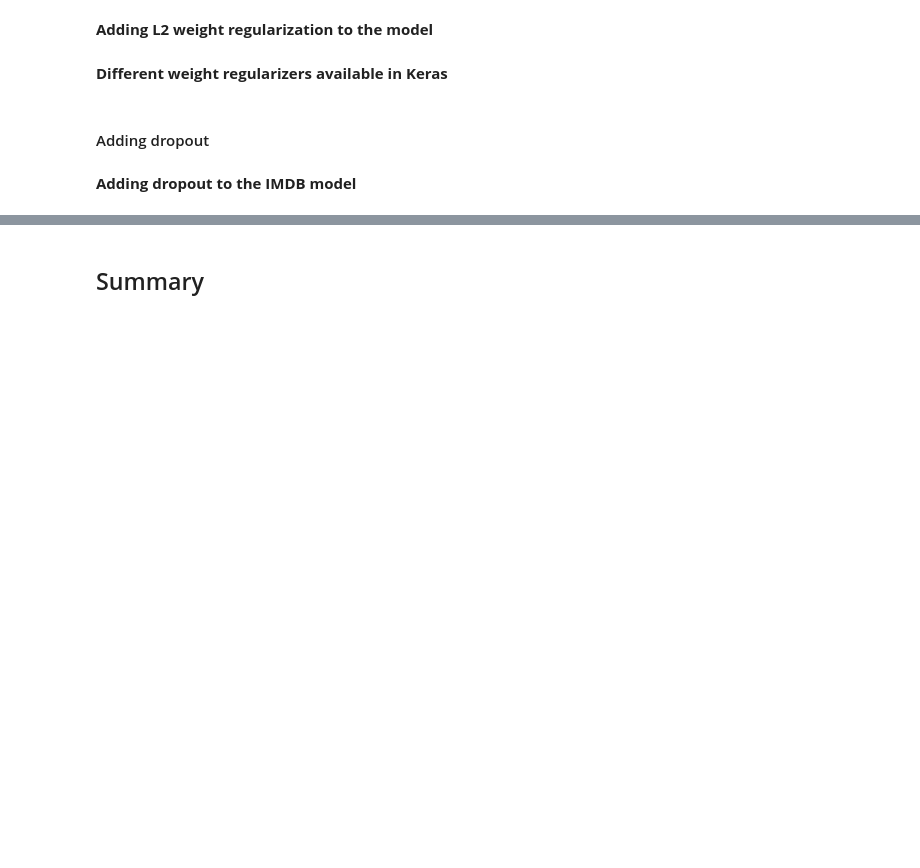
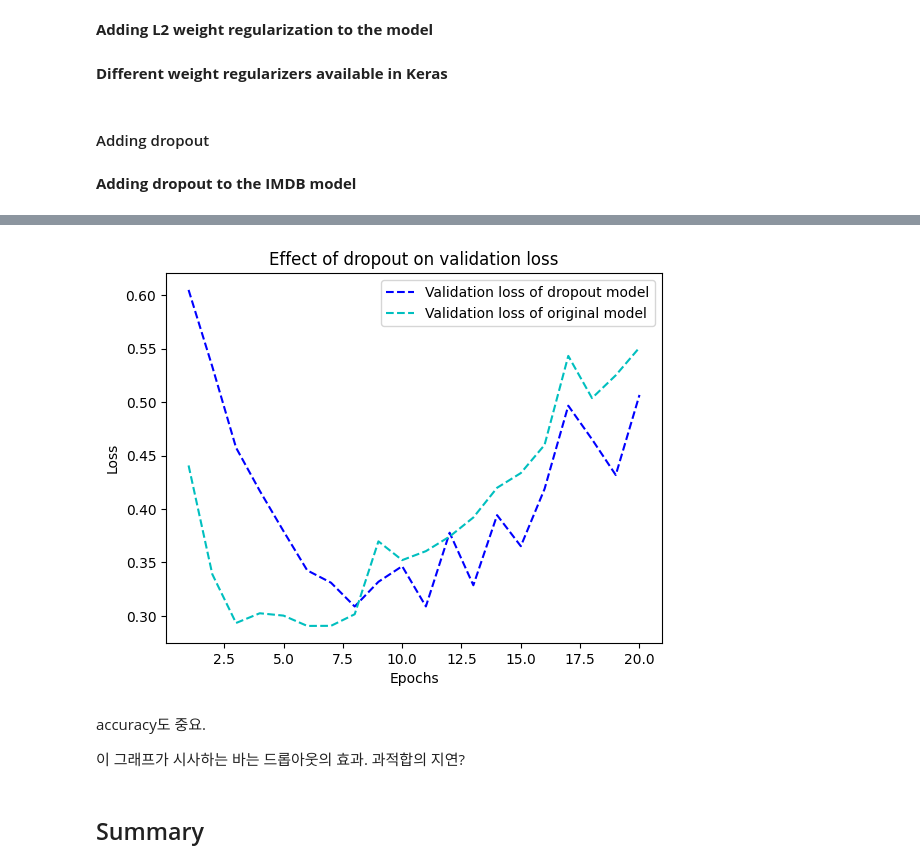
Before and after one commit to tgwon/ai4dl, a Jupyter notebook: week5/chapter05_fundamentals-of-ml.ipynb, the cells around one changed output, grey strips where cells are left out. Cells and saved outputs as stored; diff of their text form; code cells hidden in the pictures; blank space fills up the shorter version.

```diff
--- a/week5/chapter05_fundamentals-of-ml.ipynb
+++ b/week5/chapter05_fundamentals-of-ml.ipynb
@@ -395,0 +539,14 @@ history_dropout = model.fit(
+# %%
+model = keras.Sequential([
+    layers.Dense(16, activation="relu"),
+
+    layers.Dense(16, activation="relu"),
+
+    layers.Dense(1, activation="sigmoid")
+])
+model.compile(optimizer="rmsprop",
+              loss="binary_crossentropy",
+              metrics=["accuracy"])
+history_original = model.fit(
+    train_data, train_labels,
+    epochs=20, batch_size=512, validation_split=0.4)
@@ -396,2 +571,22 @@ history_dropout = model.fit(
+# %%
+import matplotlib.pyplot as plt
+val_loss_dropout_model = history_dropout.history["val_loss"]
+val_loss_original_model = history_original.history['val_loss']
+epochs = range(1, 21)
+plt.plot(epochs, val_loss_dropout_model, "b--",
+         label="Validation loss of dropout model")
+plt.plot(epochs, val_loss_original_model, "c--",
+         label="Validation loss of original model")
+plt.title("Effect of dropout on validation loss")
+plt.xlabel("Epochs")
+plt.ylabel("Loss")
+plt.legend()
+plt.show()
+# %% [output]
+[figure, added]
+# %% [markdown]
+accuracy도 중요.
+
+이 그래프가 시사하는 바는 드롭아웃의 효과. 과적합의 지연?
 # %% [markdown]
 ## Summary
```
Also changed, not shown: parts of 15 cells of this notebook.
